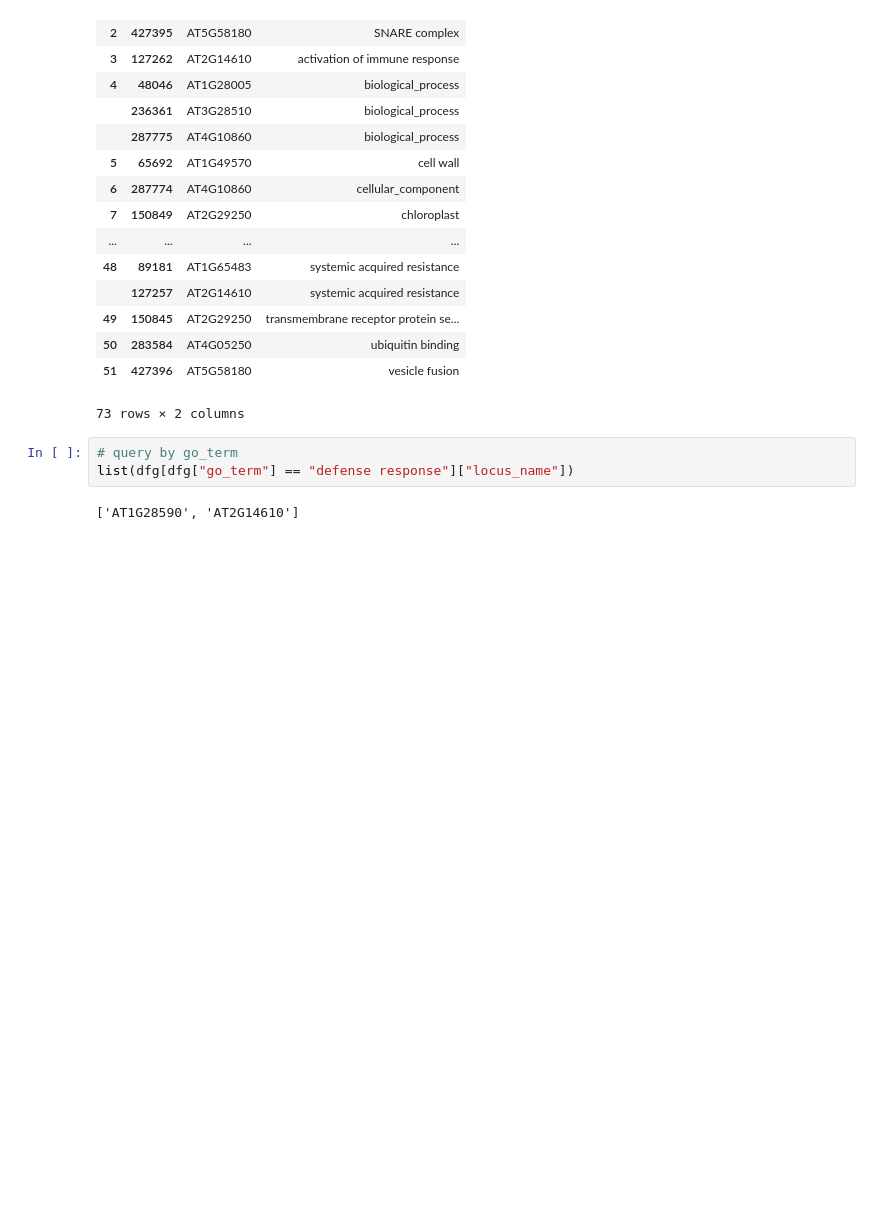
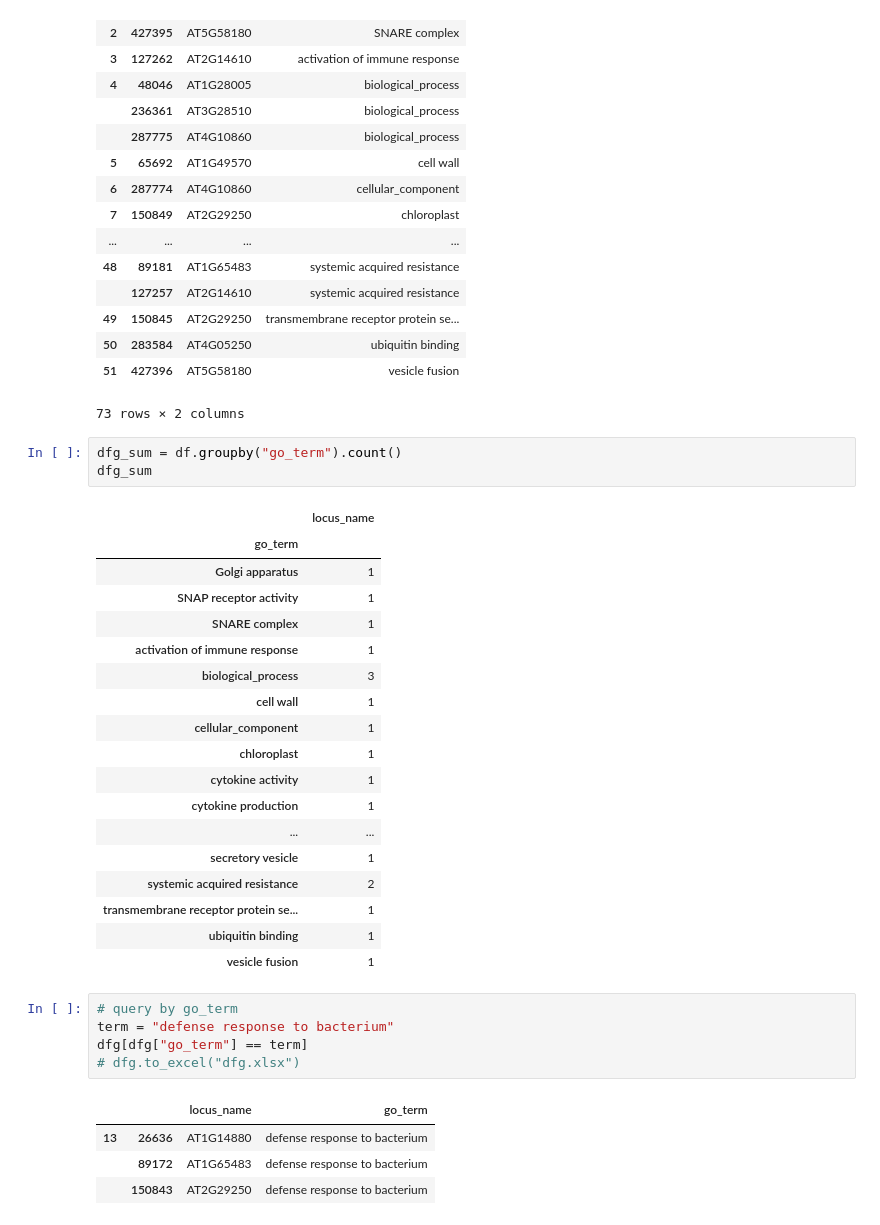
Before and after one commit to mlg556/arabidopsis, a Jupyter notebook: arabidopsis.ipynb, the cells around one changed output. Cells and saved outputs as stored; diff of their text form; blank space fills up the shorter version.

Commit message:
groupby count, modify gitignore

```diff
--- a/arabidopsis.ipynb
+++ b/arabidopsis.ipynb
@@ -107,8 +121,35 @@ dfg
 | 50 | 283584 | AT4G05250 | ubiquitin binding |
 | 51 | 427396 | AT5G58180 | vesicle fusion |
 73 rows × 2 columns
+# %%
+dfg_sum = df.groupby("go_term").count()
+dfg_sum
+# %% [output]
+|  | locus_name |
+| go_term |  |
+| Golgi apparatus | 1 |
+| SNAP receptor activity | 1 |
+| SNARE complex | 1 |
+| activation of immune response | 1 |
+| biological_process | 3 |
+| cell wall | 1 |
+| cellular_component | 1 |
+| chloroplast | 1 |
+| cytokine activity | 1 |
+| cytokine production | 1 |
+| ... | ... |
+| secretory vesicle | 1 |
+| systemic acquired resistance | 2 |
+| transmembrane receptor protein se... | 1 |
+| ubiquitin binding | 1 |
+| vesicle fusion | 1 |
 # %%
 # query by go_term
-list(dfg[dfg["go_term"] == "defense response"]["locus_name"])
+term = "defense response to bacterium"
+dfg[dfg["go_term"] == term]
+# dfg.to_excel("dfg.xlsx")
 # %% [output]
-['AT1G28590', 'AT2G14610']
+|  |  | locus_name | go_term |
+| 13 | 26636 | AT1G14880 | defense response to bacterium |
+|  | 89172 | AT1G65483 | defense response to bacterium |
+|  | 150843 | AT2G29250 | defense response to bacterium |
```
Also changed, not shown: parts of 3 cells of this notebook, 1 other file.
